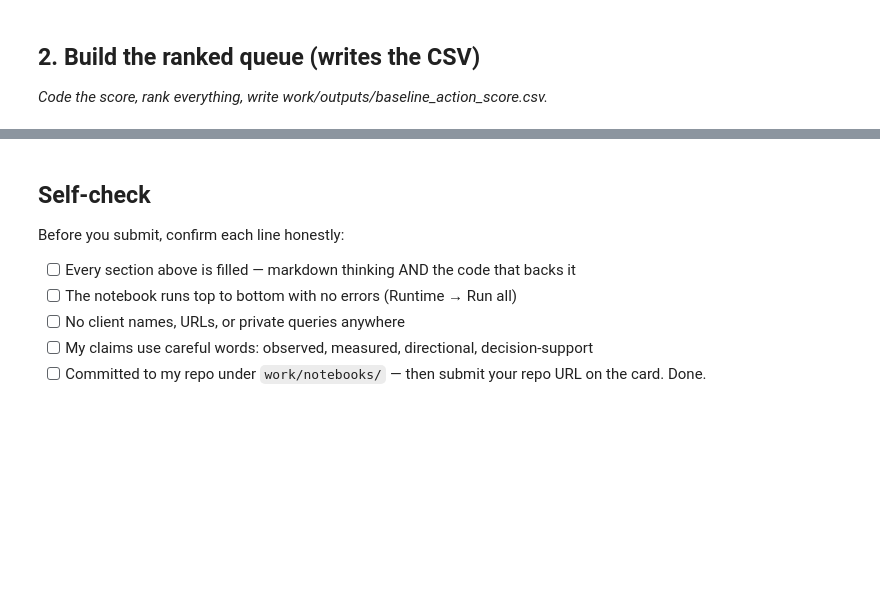
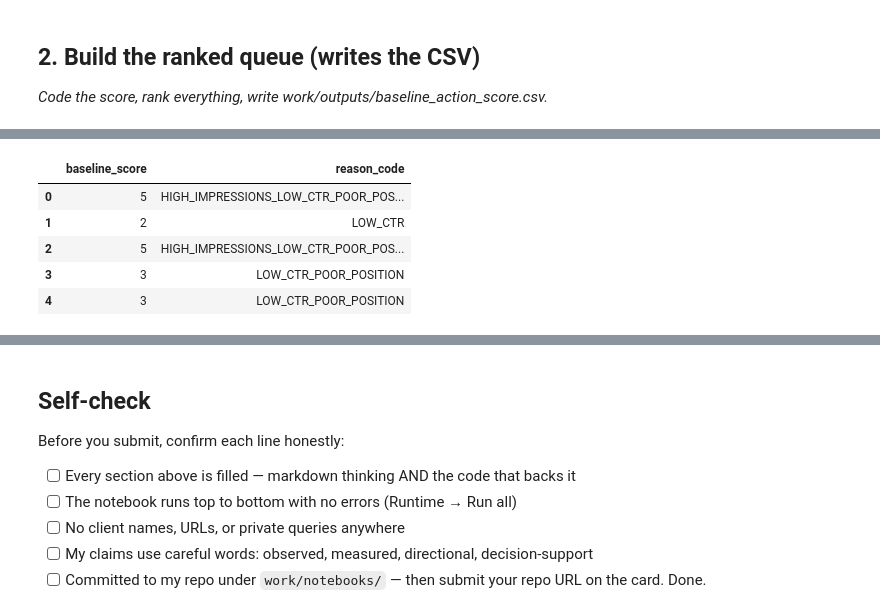
Before and after one commit to GauriKale1328/flyrank-assignment, a Jupyter notebook: work/notebooks/w04_baseline_score.ipynb, the cells around one changed output, grey strips where cells are left out. Saved outputs shown, nothing was run; the diff lists cells and outputs as text; code cells hidden in the pictures; blank space fills up the shorter version.

```diff
--- a/work/notebooks/w04_baseline_score.ipynb
+++ b/work/notebooks/w04_baseline_score.ipynb
@@ -26,0 +118,21 @@ This skeleton is yours to fill. Work the sections **in order** — each one has
+# %%
+df["baseline_score"] = 0
+
+# High impressions = more opportunity
+high_impressions = df["gsc_impressions"] > df["gsc_impressions"].quantile(0.75)
+
+# Low CTR = many impressions but fewer clicks
+low_ctr = (
+    df["gsc_clicks"] / (df["gsc_impressions"] + 1)
+) < 0.02
+
+# Poor ranking position
+poor_position = df["gsc_sum_position"] > 20
+
+
+df.loc[high_impressions, "baseline_score"] += 2
+df.loc[low_ctr, "baseline_score"] += 2
+df.loc[poor_position, "baseline_score"] += 1
+
+
+df[["baseline_score"]].head()
@@ -26,0 +146,31 @@ This skeleton is yours to fill. Work the sections **in order** — each one has
+# %%
+def create_reason(row):
+    reasons = []
+
+    ctr = row["gsc_clicks"] / (row["gsc_impressions"] + 1)
+
+    if row["gsc_impressions"] > df["gsc_impressions"].quantile(0.75):
+        reasons.append("HIGH_IMPRESSIONS")
+
+    if ctr < 0.02:
+        reasons.append("LOW_CTR")
+
+    if row["gsc_sum_position"] > 20:
+        reasons.append("POOR_POSITION")
+
+    if len(reasons) == 0:
+        return "NO_SIGNAL"
+
+    return "_".join(reasons)
+
+
+df["reason_code"] = df.apply(create_reason, axis=1)
+
+df[["baseline_score", "reason_code"]].head()
+# %% [output]
+|  | baseline_score | reason_code |
+| 0 | 5 | HIGH_IMPRESSIONS_LOW_CTR_POOR_POS... |
+| 1 | 2 | LOW_CTR |
+| 2 | 5 | HIGH_IMPRESSIONS_LOW_CTR_POOR_POS... |
+| 3 | 3 | LOW_CTR_POOR_POSITION |
+| 4 | 3 | LOW_CTR_POOR_POSITION |
```
Also changed, not shown: parts of 19 cells of this notebook.
